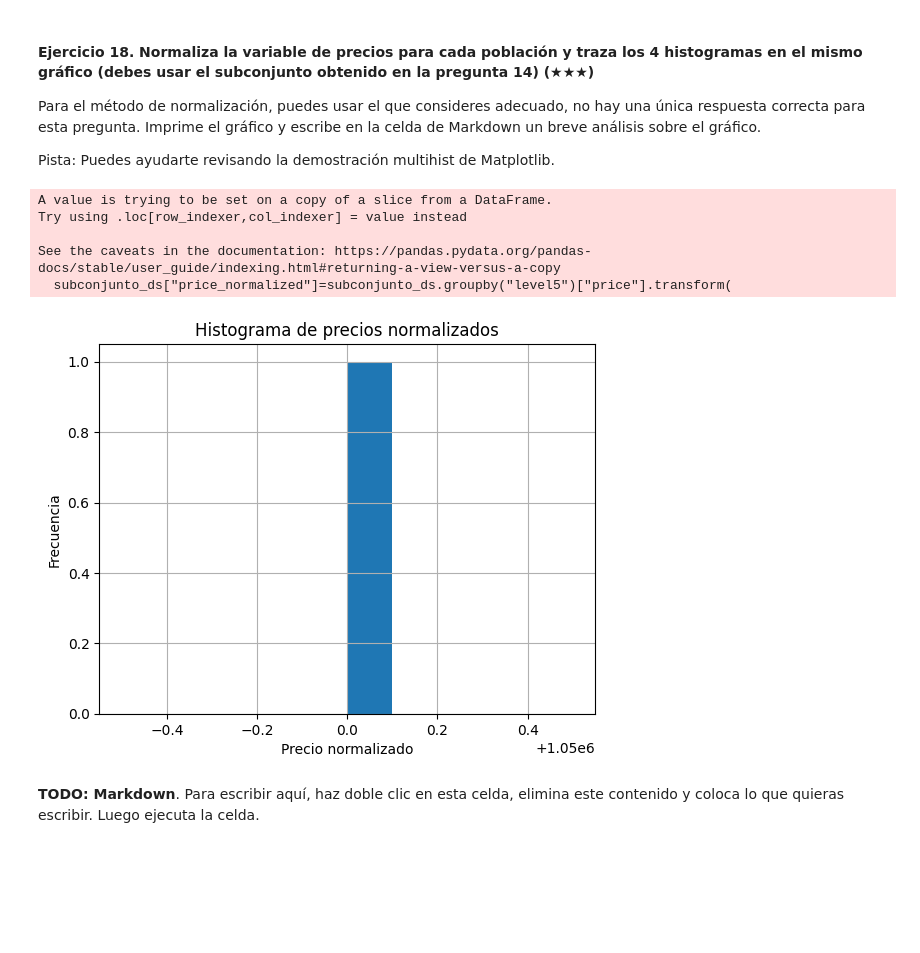
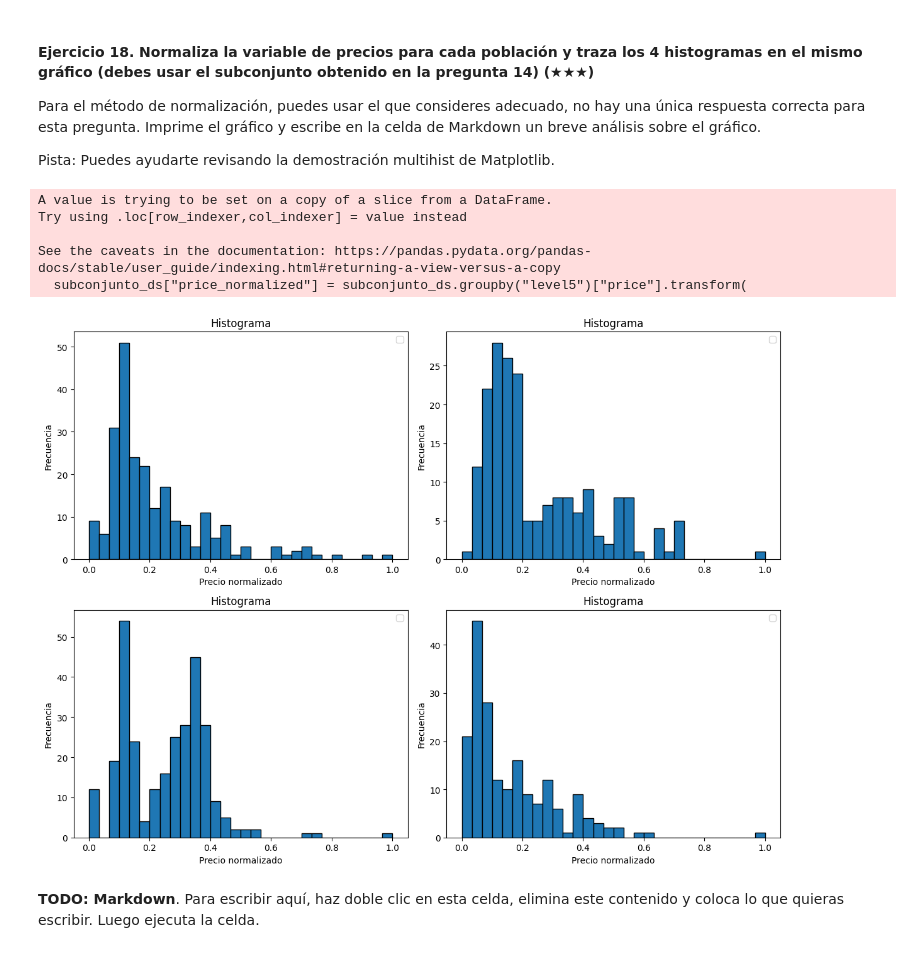
Before and after one commit to Wendy-2025-DS/PRACTICE-1-PANDAS-IN-PYTHON, a Jupyter notebook: project.es.ipynb, the cells around one changed output. Cells and saved outputs as stored; diff of their text form; code cells hidden in the pictures; blank space fills up the shorter version.

```diff
--- a/project.es.ipynb
+++ b/project.es.ipynb
@@ -413,11 +413,12 @@ subconjunto_ds=ds[ds["level5"].isin(poblaciones_cinturon_sur_Madrid)]
 
 print("Casa más caras según población->")
 
-for casa_mas_caras_segun_población in poblaciones_cinturon_sur_Madrid:
-    idx=subconjunto_ds["price"].idxmax()
-    direcciones=subconjunto_ds.loc[idx,"address"]
-    precios=subconjunto_ds.loc[idx,"price"]
+for poblaciones in poblaciones_cinturon_sur_Madrid:
+    casas_poblacion= subconjunto_ds[subconjunto_ds["level5"] == poblaciones]
+    idx=casas_poblacion["price"].idxmax()
+    direcciones=casas_poblacion.loc[idx,"address"]
+    precios=casas_poblacion.loc[idx,"price"]
 
-    print(casa_mas_caras_segun_población,":",direcciones,precios)
+    print(f"{poblaciones}: {direcciones} - {precios} €")
 # %% [output]
 Casa más caras según población->
@@ -433,33 +434,40 @@ Para el método de normalización, puedes usar el que consideres adecuado, no ha
 Pista: Puedes ayudarte revisando la demostración multihist de Matplotlib.
 # %%
 import pandas as pd
-
+import matplotlib.pyplot as plt
 ds = pd.read_csv('assets/real_estate.csv', sep=';')
 
-poblaciones_cinturon_sur_Madrid=["Fuenlabrada","Leganés","Getafe","Alcorcón"]
-subconjunto_ds=ds[ds["level5"].isin(poblaciones_cinturon_sur_Madrid)]
+poblaciones_cinturon_sur_Madrid = ["Fuenlabrada","Leganés","Getafe","Alcorcón"]
+subconjunto_ds = ds[ds["level5"].isin(poblaciones_cinturon_sur_Madrid)]
 
-subconjunto_ds["price_normalized"]=subconjunto_ds.groupby("level5")["price"].transform(
+subconjunto_ds["price_normalized"] = subconjunto_ds.groupby("level5")["price"].transform(
     lambda x: (x - x.min()) / (x.max() - x.min())         )
 
-for población in poblaciones_cinturon_sur_Madrid:
-    precios_normalizados=subconjunto_ds[subconjunto_ds["level5"]==población]["price_normalized"]
+fig, axes = plt.subplots(2, 2, figsize=(12,9))
 
-import matplotlib.pyplot as plt
+poblaciones_axes = {
+"Fuenlabrada": axes[0,0],
+"Leganés": axes[0,1],
+"Getafe": axes[1, 0],
+"Alcorcón": axes[1, 1]
+}
 
-plt.hist(precios)
-plt.title("Histograma de precios normalizados")
-plt.xlabel("Precio normalizado")
-plt.ylabel("Frecuencia")
-plt.grid(True)
+for poblaciones, ax in poblaciones_axes.items():
+    precios_normalizados = subconjunto_ds [subconjunto_ds["level5"] == poblaciones] ["price_normalized"]
+    ax.hist(precios_normalizados, bins=30, alpha=1, edgecolor="black")
+    ax.set_title("Histograma")
+    ax.set_xlabel("Precio normalizado")
+    ax.set_ylabel("Frecuencia")
+    ax.legend()
+fig.tight_layout()
 plt.show()
 # %% [output]
 A value is trying to be set on a copy of a slice from a DataFrame.
 Try using .loc[row_indexer,col_indexer] = value instead
 
 See the caveats in the documentation: https://pandas.pydata.org/pandas-docs/stable/user_guide/indexing.html#returning-a-view-versus-a-copy
-  subconjunto_ds["price_normalized"]=subconjunto_ds.groupby("level5")["price"].transform(
+  subconjunto_ds["price_normalized"] = subconjunto_ds.groupby("level5")["price"].transform(
-[figure, old version]
+[figure, new version]
 # %% [markdown]
 **TODO: Markdown**. Para escribir aquí, haz doble clic en esta celda, elimina este contenido y coloca lo que quieras escribir. Luego ejecuta la celda.
 # %% [markdown]
```
Also changed, not shown: parts of 3 cells of this notebook.
